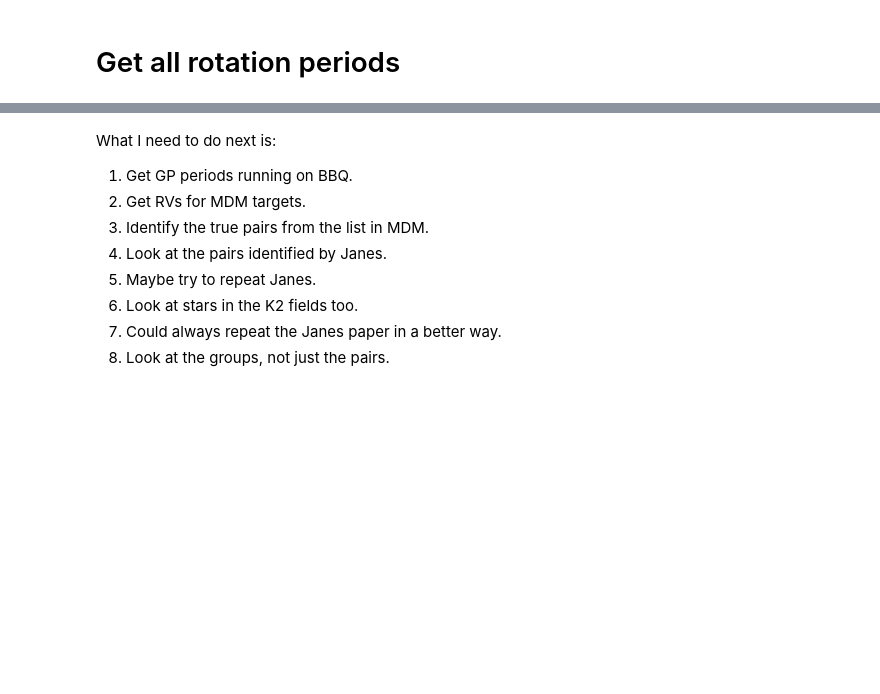
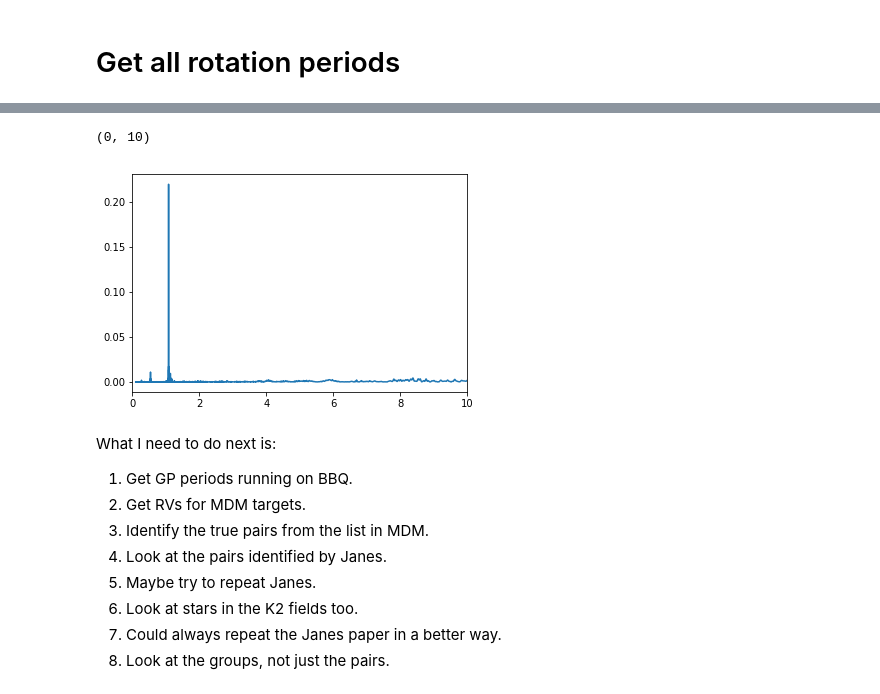
Before and after one commit to RuthAngus/teacups, a Jupyter notebook: teacups/Wide-binaries.ipynb, the cells around one changed output, grey strips where cells are left out. Drawn from its saved outputs; the diff is of its cells as text; code cells hidden in the pictures; blank space fills up the shorter version.

```diff
--- a/teacups/Wide-binaries.ipynb
+++ b/teacups/Wide-binaries.ipynb
@@ -200,3 +214,12 @@ NameError: name 'star1' is not defined
+# %%
+freq = np.linspace(1./100, 1./.1, 100000)
+pgram = LombScargle(s1.x, s1.y, s1.yerr).power(freq)
+# %%
+pl.plot(1./freq, pgram)
+pl.xlim(0, 10)
+# %% [output]
+(0, 10)
+[figure, added]
 # %% [markdown]
 What I need to do next is:
 1. Get GP periods running on BBQ.
```
Also changed, not shown: parts of 3 cells of this notebook.
